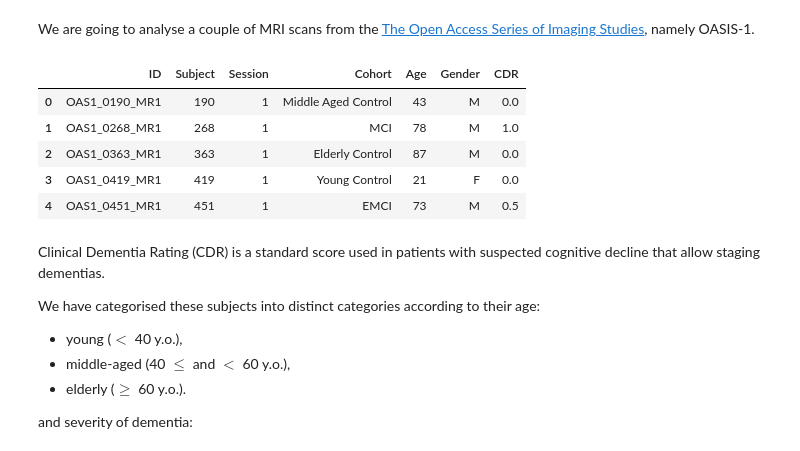
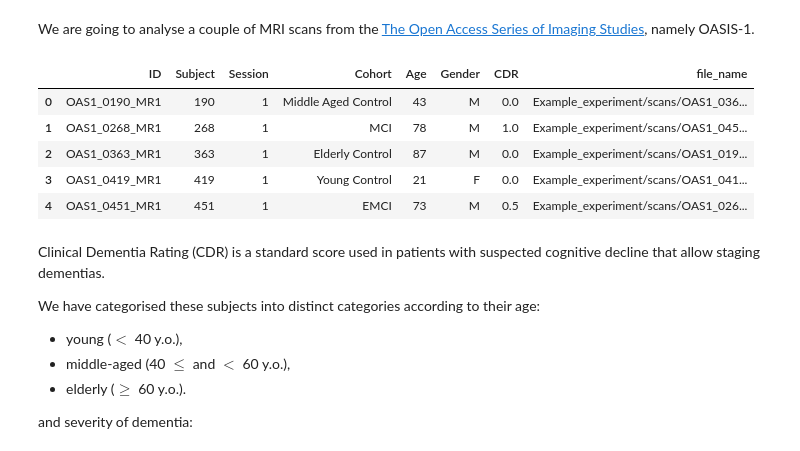
Before and after one commit to Mark-Kac-Center/MFSCA, a Jupyter notebook: Workshop.ipynb, the cells around one changed output. Saved outputs shown, nothing was run; the diff lists cells and outputs as text; code cells hidden in the pictures.

```diff
--- a/Workshop.ipynb
+++ b/Workshop.ipynb
@@ -397,20 +397,23 @@ We are going to analyse a couple of MRI scans from the [The Open Access Series o
 # %%
 experiment_dir = Path('.') / 'Example_experiment' # ⚠️ Hopefully, you working directory still is `/MFSCA`.
 data_dir = experiment_dir / 'scans'
 output_dir = experiment_dir / 'output'
 # state_path = output_dir / f'{slice_axis}'
 
 data_files = list(data_dir.glob("*.nii.gz"))
 meta_file = experiment_dir / 'experiment_metadata.csv'
 
-pd.read_csv(meta_file,delimiter=';')
+metadata = pd.read_csv(meta_file,delimiter=';')
+# Add file paths to metadata to keep alignment
+metadata["file_name"] = data_files
+metadata
 # %% [output]
-|  | ID | Subject | Session | Cohort | Age | Gender | CDR |
-| 0 | OAS1_0190_MR1 | 190 | 1 | Middle Aged Control | 43 | M | 0.0 |
-| 1 | OAS1_0268_MR1 | 268 | 1 | MCI | 78 | M | 1.0 |
-| 2 | OAS1_0363_MR1 | 363 | 1 | Elderly Control | 87 | M | 0.0 |
-| 3 | OAS1_0419_MR1 | 419 | 1 | Young Control | 21 | F | 0.0 |
-| 4 | OAS1_0451_MR1 | 451 | 1 | EMCI | 73 | M | 0.5 |
+|  | ID | Subject | Session | Cohort | Age | Gender | CDR | file_name |
+| 0 | OAS1_0190_MR1 | 190 | 1 | Middle Aged Control | 43 | M | 0.0 | Example_experiment/scans/OAS1_036... |
+| 1 | OAS1_0268_MR1 | 268 | 1 | MCI | 78 | M | 1.0 | Example_experiment/scans/OAS1_045... |
+| 2 | OAS1_0363_MR1 | 363 | 1 | Elderly Control | 87 | M | 0.0 | Example_experiment/scans/OAS1_019... |
+| 3 | OAS1_0419_MR1 | 419 | 1 | Young Control | 21 | F | 0.0 | Example_experiment/scans/OAS1_041... |
+| 4 | OAS1_0451_MR1 | 451 | 1 | EMCI | 73 | M | 0.5 | Example_experiment/scans/OAS1_026... |
 # %% [markdown]
 Clinical Dementia Rating (CDR) is a standard score used in patients with suspected cognitive decline that allow staging dementias.
 
```
Also changed, not shown: parts of 25 cells of this notebook.
